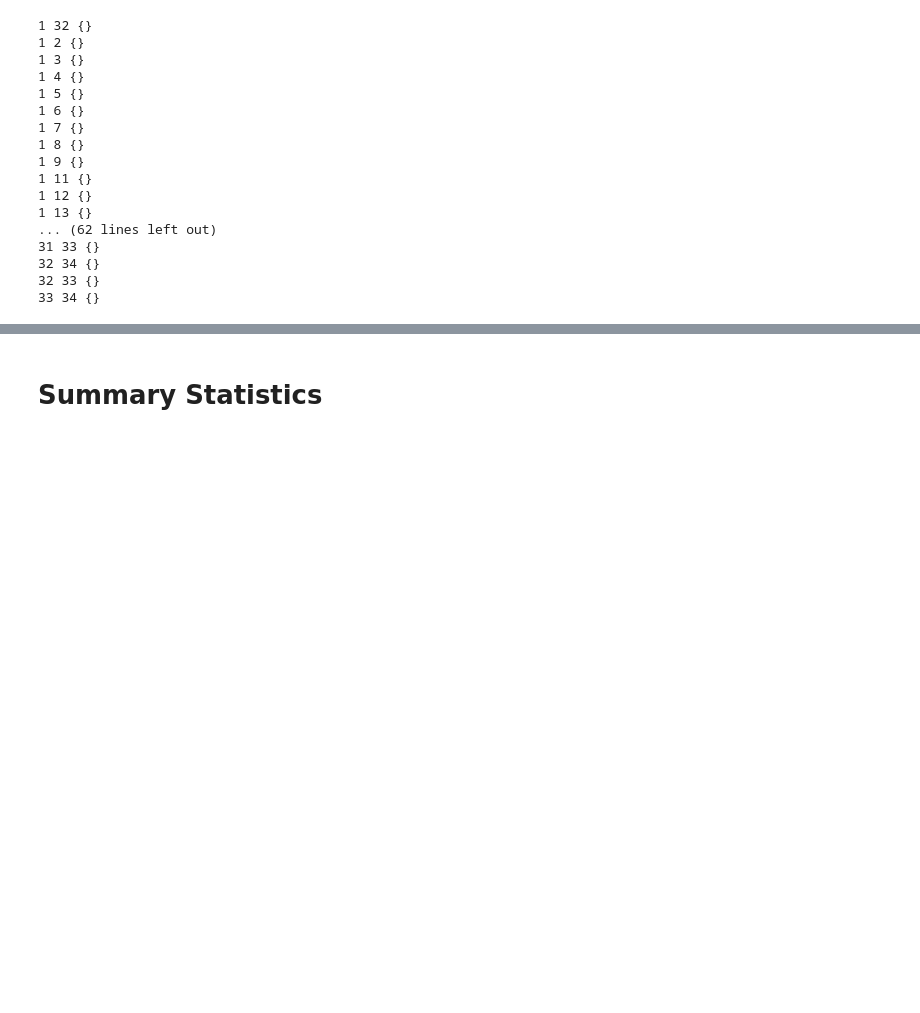
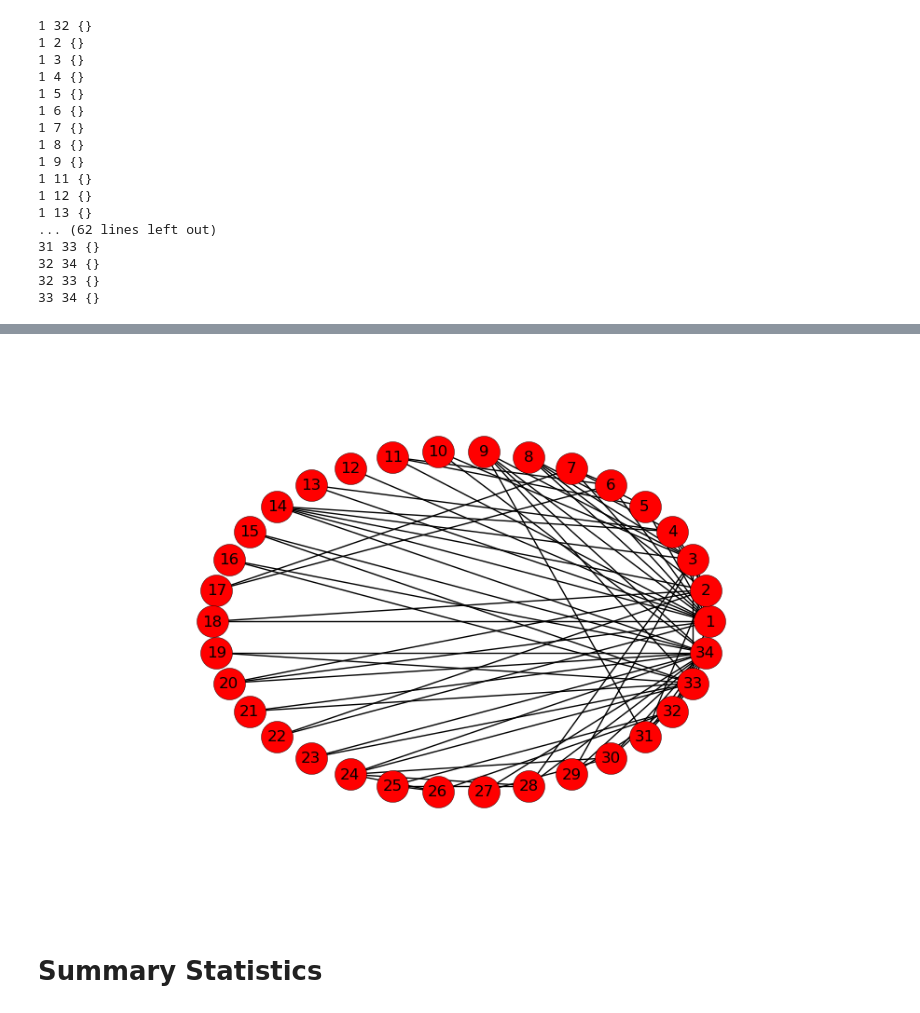
Before and after one commit to dssg/hitchhikers-guide, a Jupyter notebook: tech-tutorials/network/Introduction_to_Networks.ipynb, the cells around one changed output, grey strips where cells are left out. Cells and saved outputs as stored; diff of their text form; code cells hidden in the pictures; blank space fills up the shorter version.

```diff
--- a/tech-tutorials/network/Introduction_to_Networks.ipynb
+++ b/tech-tutorials/network/Introduction_to_Networks.ipynb
@@ -126,3 +127,9 @@ nx.draw_networkx(Graph_Karate,
+# %%
+nx.draw_circular(Graph_Karate,
+                 with_labels=True,
+                node_size=600)
+# %% [output]
+[figure, added]
 # %% [markdown]
 # Summary Statistics
 # %% [markdown]
```
Also changed, not shown: parts of 36 cells of this notebook.
